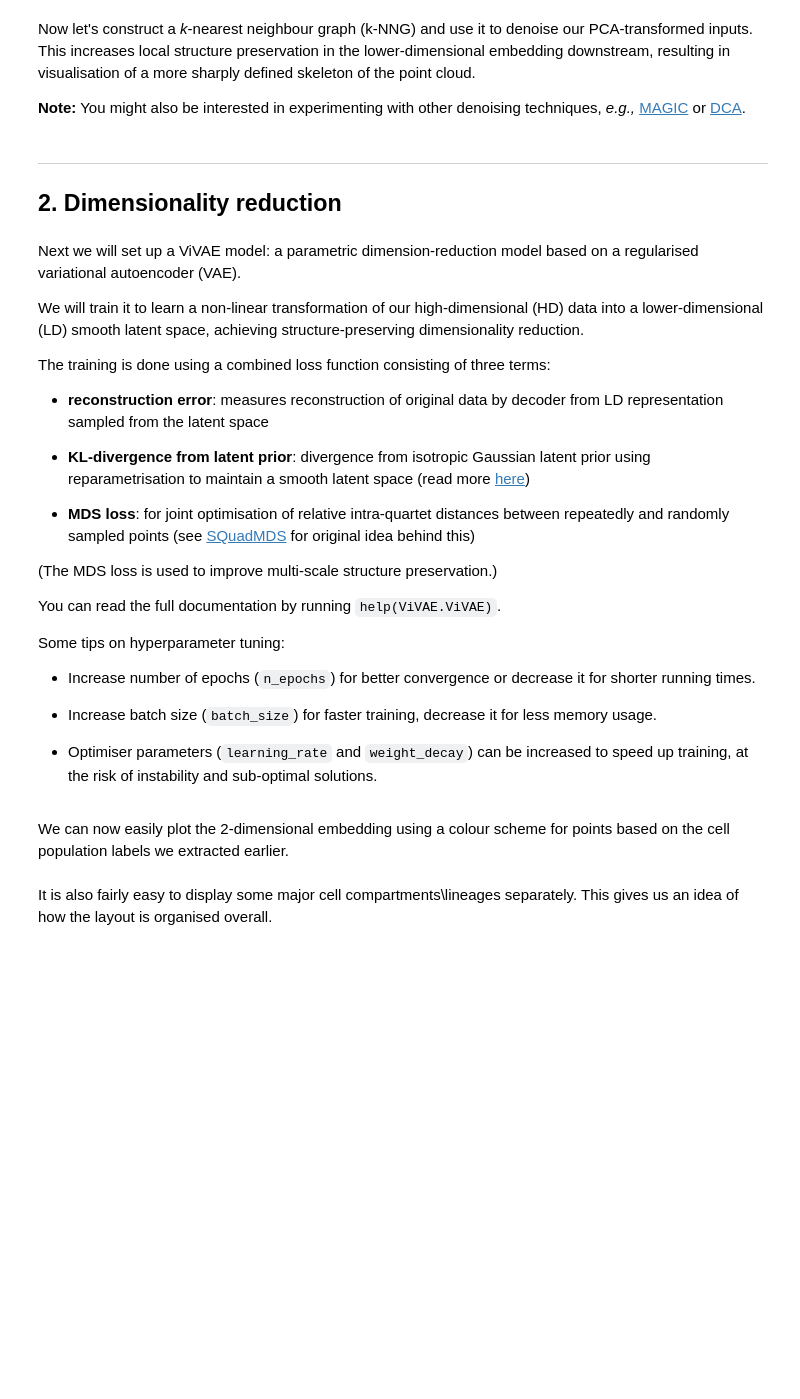
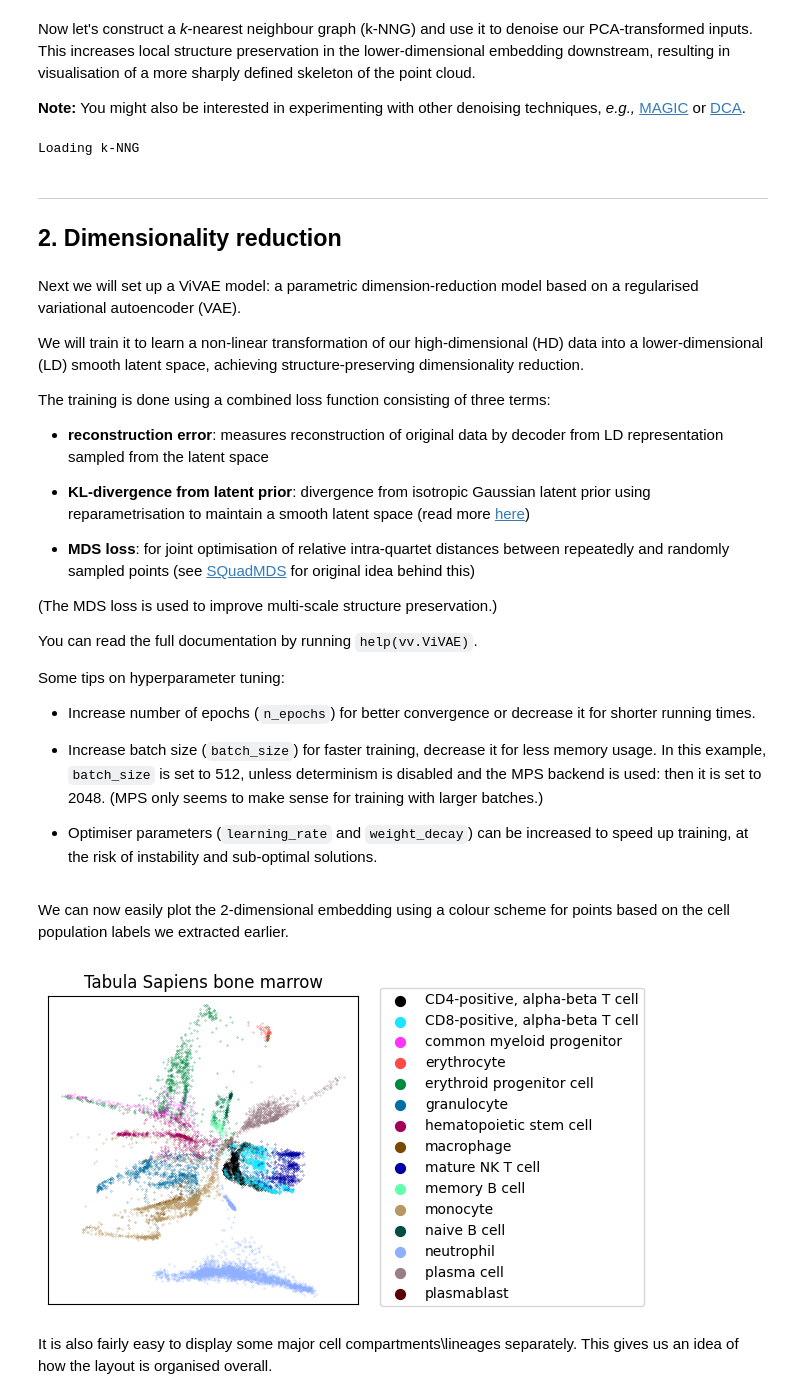
Before and after one commit to saeyslab/ViVAE, a Jupyter notebook: tutorials/example_scrnaseq.ipynb, the cells around one changed output. Cells and saved outputs as stored; diff of their text form; code cells hidden in the pictures; blank space fills up the shorter version.

```diff
--- a/tutorials/example_scrnaseq.ipynb
+++ b/tutorials/example_scrnaseq.ipynb
@@ -173,11 +182,13 @@ This increases local structure preservation in the lower-dimensional embedding d
 **Note:** You might also be interested in experimenting with other denoising techniques, *e.g.,* [MAGIC](https://github.com/KrishnaswamyLab/MAGIC) or [DCA](https://github.com/theislab/dca).
 # %%
 ## Find nearest neighbours of each point (approximate)
-knn = ViVAE.make_knn(x=pc, k=1000, fname='scrnaseq_knn.npy')
+knn = vv.make_knn(x=pc, k=1000, fname='scrnaseq_knn.npy')
   # k-NNG is loaded if already saved previously
 
 ## Denoise PCA-transformed data based on k-NN relations
-pc_denoised = ViVAE.smooth(x=pc, knn=knn, k=50, coef=1., n_iter=1)
+pc_denoised = vv.smooth(x=pc, knn=knn, k=50, coef=1., n_iter=1)
+# %% [output]
+Loading k-NNG
 # %% [markdown]
 <hr>
 
@@ -197,36 +208,40 @@ The training is done using a combined loss function consisting of three terms:
 
 (The MDS loss is used to improve multi-scale structure preservation.)
 
-You can read the full documentation by running `help(ViVAE.ViVAE)`.
+You can read the full documentation by running `help(vv.ViVAE)`.
 
 Some tips on hyperparameter tuning:
 
 - Increase number of epochs (`n_epochs`) for better convergence or decrease it for shorter running times.
 
-- Increase batch size (`batch_size`) for faster training, decrease it for less memory usage.
+- Increase batch size (`batch_size`) for faster training, decrease it for less memory usage. In this example, `batch_size` is set to 512, unless determinism is disabled and the MPS backend is used: then it is set to 2048. (MPS only seems to make sense for training with larger batches.)
 
 - Optimiser parameters (`learning_rate` and `weight_decay`) can be increased to speed up training, at the risk of instability and sub-optimal solutions.
+# %%
+batch_size = 2048 if not deterministic and using_mps else 512
 # %%
 np.random.seed(42)
 torch.manual_seed(42)
 
 ## Initialise model
-model = ViVAE.ViVAE(input_dim=pc.shape[1], latent_dim=2, random_state=42)
-
-## Train model
-model.fit(X=pc_denoised, n_epochs=100, batch_size=512, verbose=False)
-
-## Generate embedding
-emb = model.transform(pc_denoised)
+model = vv.ViVAE(input_dim=pc.shape[1], latent_dim=2, random_state=42)
+# %%
+## Train model
+model.fit(X=pc_denoised, n_epochs=100, batch_size=batch_size, verbose=False)
+
+## Generate embedding
+emb = model.transform(pc_denoised)
 # %% [markdown]
 We can now easily plot the 2-dimensional embedding using a colour scheme for points based on the cell population labels we extracted earlier.
 # %%
 emb = model.transform(pc_denoised)
-fig, ax = ViVAE.plot_embedding(emb, labels=labs, show=False)
+fig, ax = vv.plot_embedding(emb, labels=labs, show=False)
 ax.set_title('Tabula Sapiens bone marrow')
 fig.set_figheight(4)
 fig.set_figwidth(4)
 fig
+# %% [output]
+[figure, added]
 # %% [markdown]
 It is also fairly easy to display some major cell compartments\lineages separately.
 This gives us an idea of how the layout is organised overall.
```
Also changed, not shown: parts of 32 cells of this notebook, 11 other files.
